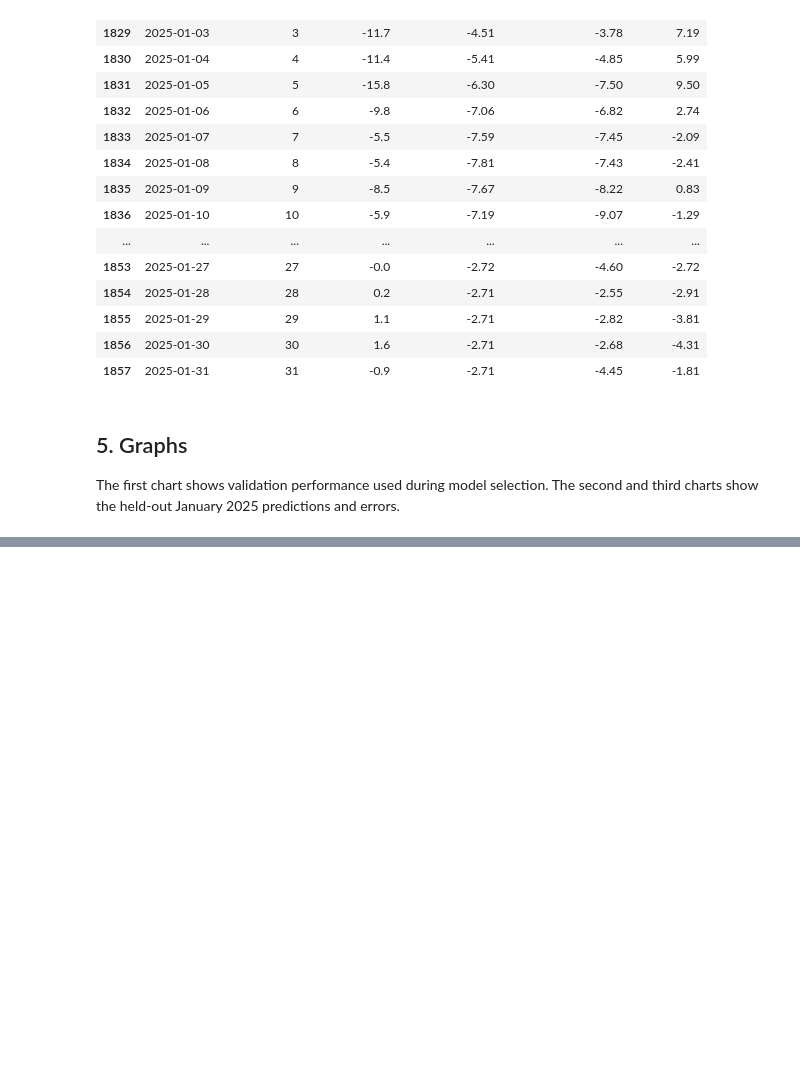
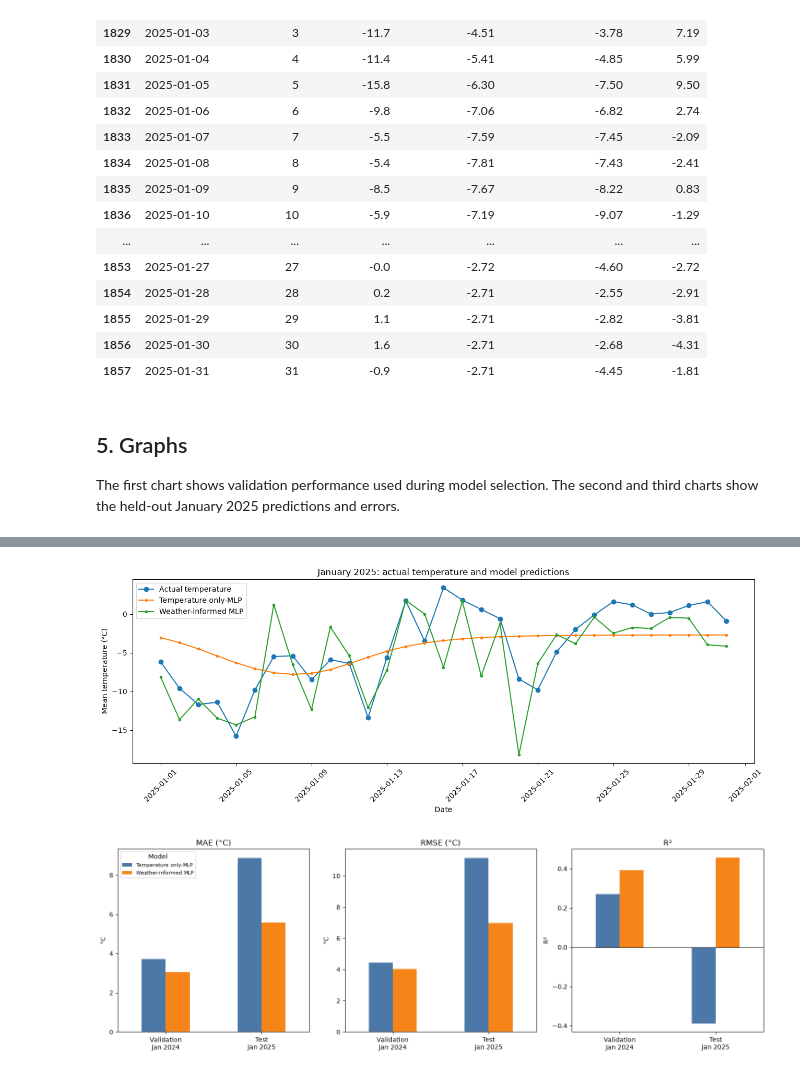
Before and after one commit to Teo-Raateoja/Weather_predictions, a Jupyter notebook: january_temperature_mlp.ipynb, the cells around one changed output, grey strips where cells are left out. Saved outputs shown, nothing was run; the diff lists cells and outputs as text; code cells hidden in the pictures; blank space fills up the shorter version.

```diff
--- a/january_temperature_mlp.ipynb
+++ b/january_temperature_mlp.ipynb
@@ -275,0 +358,34 @@ plt.show()
+# %%
+fig, ax = plt.subplots(figsize=(13, 5))
+ax.plot(test["time"], y_test, marker="o", label="Actual temperature")
+ax.plot(test["time"], date_only_test_predictions, marker=".", label="Temperature only-MLP")
+ax.plot(test["time"], weather_test_predictions, marker=".", label="Weather-informed MLP")
+ax.set_title("January 2025: actual temperature and model predictions")
+ax.set_xlabel("Date")
+ax.set_ylabel("Mean temperature (°C)")
+ax.tick_params(axis="x", rotation=45)
+ax.legend()
+fig.tight_layout()
+plt.show()
+
+metrics_to_plot = ["MAE (°C)", "RMSE (°C)", "R²"]
+fig, axes = plt.subplots(1, len(metrics_to_plot), figsize=(15, 5))
+for ax, metric in zip(axes, metrics_to_plot):
+    metric_by_split = model_comparison[metric].unstack("model")
+    metric_by_split.index = ["Validation\nJan 2024", "Test\nJan 2025"]
+    metric_by_split.plot(kind="bar", ax=ax, color=["#4C78A8", "#F58518"])
+    ax.set_title(metric)
+    ax.set_xlabel("")
+    ax.set_ylabel("°C" if metric != "R²" else "R²")
+    ax.tick_params(axis="x", rotation=0)
+    if metric == "R²":
+        ax.axhline(0, color="black", linewidth=0.8)
+    if ax is not axes[0]:
+        ax.get_legend().remove()
+    else:
+        ax.legend(title="Model", fontsize=8)
+fig.tight_layout()
+plt.show()
+# %% [output]
+[figure, added]
+[figure, added]
```
Also changed, not shown: parts of 16 cells of this notebook.
